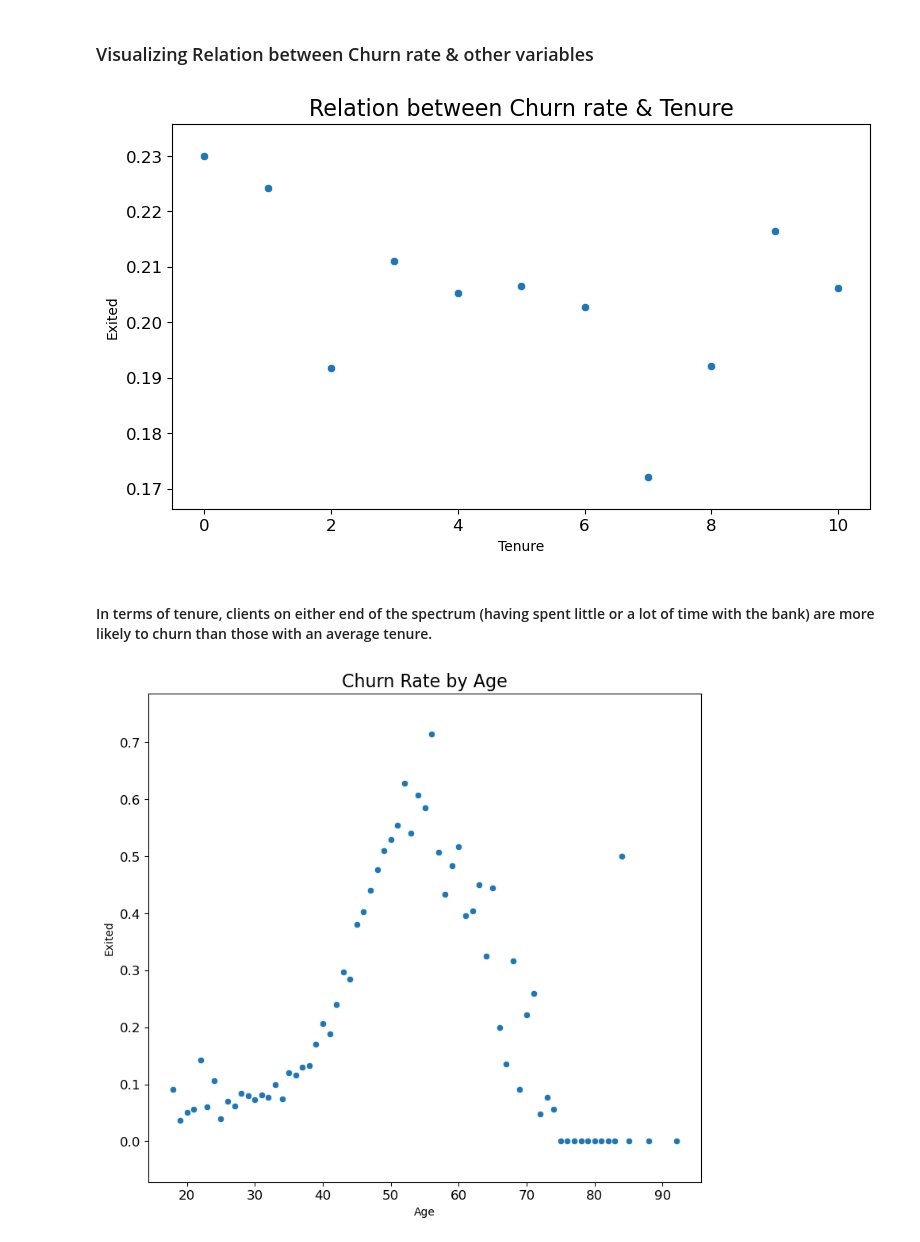
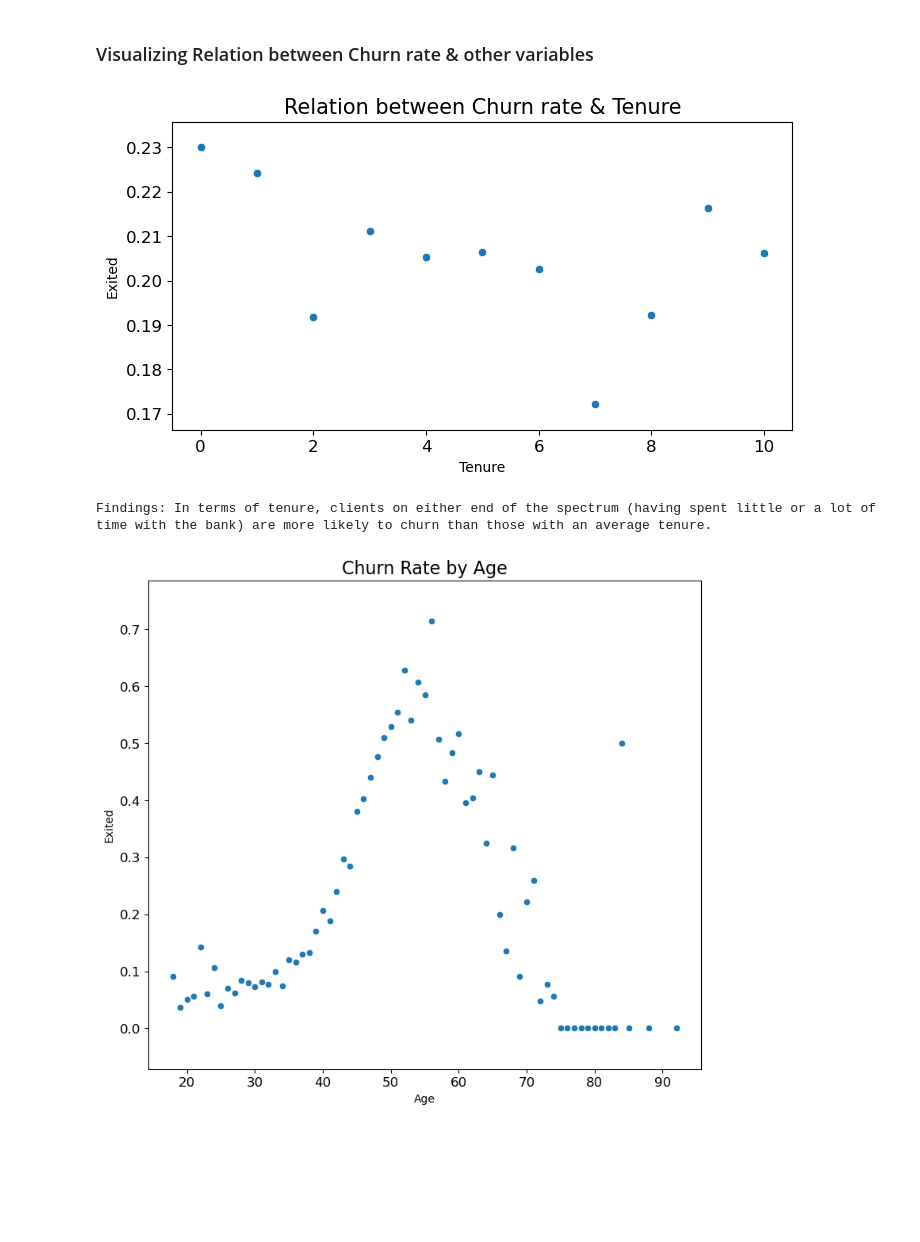
Before and after one commit to Tafadzwa03kusie/Banking_churn, a Jupyter notebook: Assignment 3.ipynb, the cells around one changed output. Saved outputs shown, nothing was run; the diff lists cells and outputs as text; code cells hidden in the pictures; blank space fills up the shorter version.

```diff
--- a/Assignment 3.ipynb
+++ b/Assignment 3.ipynb
@@ -161,7 +162,6 @@ C:\Program Files\Google\Chrome\Application\chrome.exe
 # %% [markdown]
 #### Visualizing target variable
 # %%
-plt.rcParams['figure.figsize'] =[10,6]
 sns.kdeplot(x=churn_df["Exited"], shade=True)
 plt.title("Number of Exited members")
 plt.show
@@ -237,20 +237,22 @@ correlation
 # %%
 #Churn rate by tenure
 plot_by_tenure = churn_df.groupby('Tenure').Exited.mean().reset_index()
 matplotlib.rc('xtick', labelsize=12)
 matplotlib.rc('ytick', labelsize=12)
-fig, ax = plt.subplots(figsize=(9, 5))
-plt.title('Relation between Churn rate & Tenure', size = 16)
+fig, ax = plt.subplots(figsize=(8, 4))
+plt.title('Relation between Churn rate & Tenure', size = 15)
 g = sns.scatterplot(x=plot_by_tenure["Tenure"],y=plot_by_tenure["Exited"])
 
 # pad the spacing between the number and the edge of the figure
 g.margins(y=0.1)
 
 fig.savefig("Scatter3.jpg",bbox_inches='tight',dpi =200)
 # %% [output]
-[figure, old version]
+[figure, new version]
-# %% [markdown]
-#### In terms of tenure, clients on either end of the spectrum (having spent little or a lot of time with the bank) are more likely to churn than those with an average tenure.
+# %%
+print(f"\n\033[1mFindings:\033[0m In terms of tenure, clients on either end of the spectrum (having spent little or a lot of time with the bank) are more likely to churn than those with an average tenure.")
+# %% [output]
+Findings: In terms of tenure, clients on either end of the spectrum (having spent little or a lot of time with the bank) are more likely to churn than those with an average tenure.
 # %%
 #Churn Rate by Age
 plot_by_age = churn_df.groupby('Age').Exited.mean().reset_index()
```
Also changed, not shown: parts of 19 cells of this notebook.
